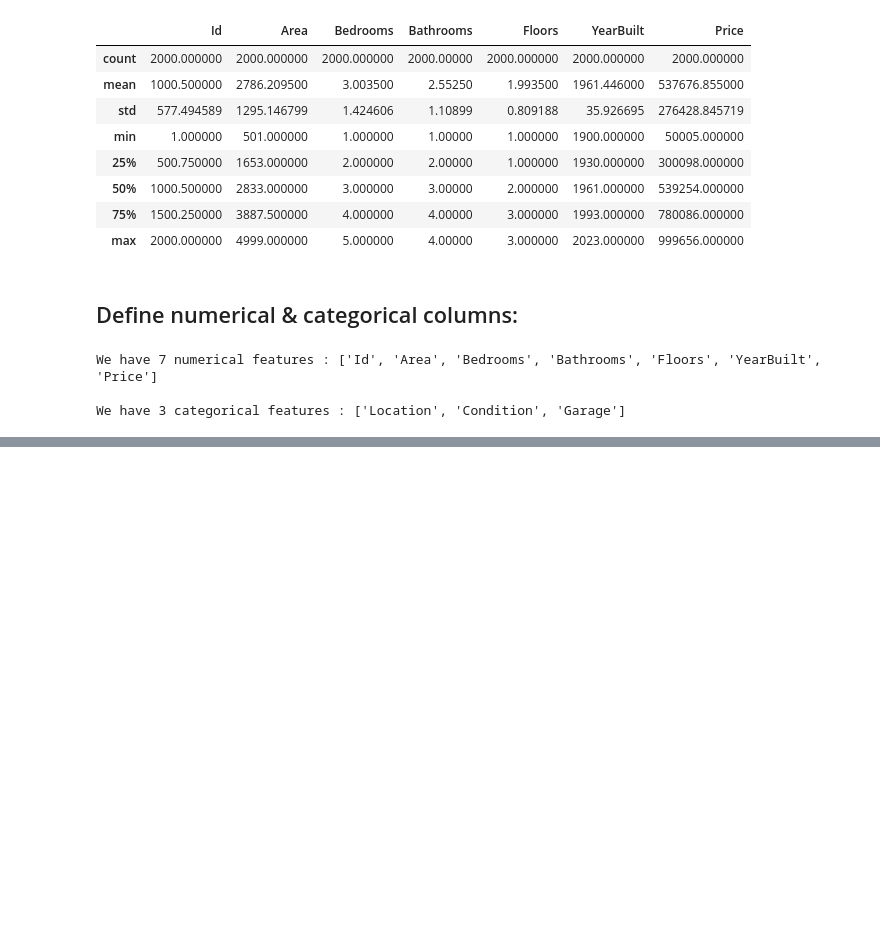
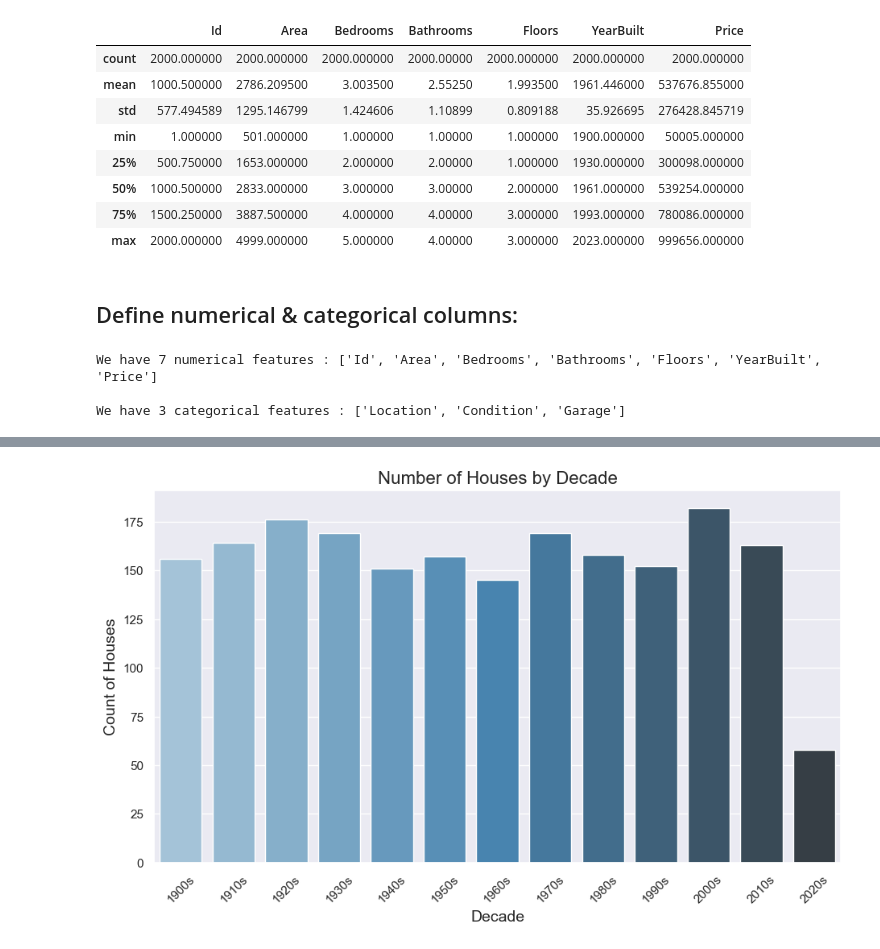
Before and after one commit to khaoula023/House_Price_Prediction, a Jupyter notebook: notebook/EDA.ipynb, the cells around one changed output, grey strips where cells are left out. Saved outputs shown, nothing was run; the diff lists cells and outputs as text; code cells hidden in the pictures; blank space fills up the shorter version.

```diff
--- a/notebook/EDA.ipynb
+++ b/notebook/EDA.ipynb
@@ -111,0 +127,26 @@ We have 3 categorical features : ['Location', 'Condition', 'Garage']
+# %%
+def get_decade(year):
+    period_start = int(year/10) * 10
+    decade = '{}s'.format(period_start)
+    return decade
+
+df['decade'] = df['YearBuilt'].apply(get_decade)
+# %%
+# Set figure size and style
+sns.set(rc={'figure.figsize':(11, 6)})
+
+# Create a countplot for the 'Decade' column
+plt.figure(figsize=(11, 6))  # Setting figure size manually (if needed)
+ax = sns.countplot(x='decade', data=df, palette="Blues_d", order=sorted(df['decade'].unique()))
+
+# Add title and labels
+ax.set_title('Number of Houses by Decade', fontsize=16)
+ax.set_xlabel('Decade', fontsize=14)
+ax.set_ylabel('Count of Houses', fontsize=14)
+
+
+# Display the plot
+plt.xticks(rotation=45)
+plt.show()
+# %% [output]
+[figure, added]
```
Also changed, not shown: parts of 26 cells of this notebook.
